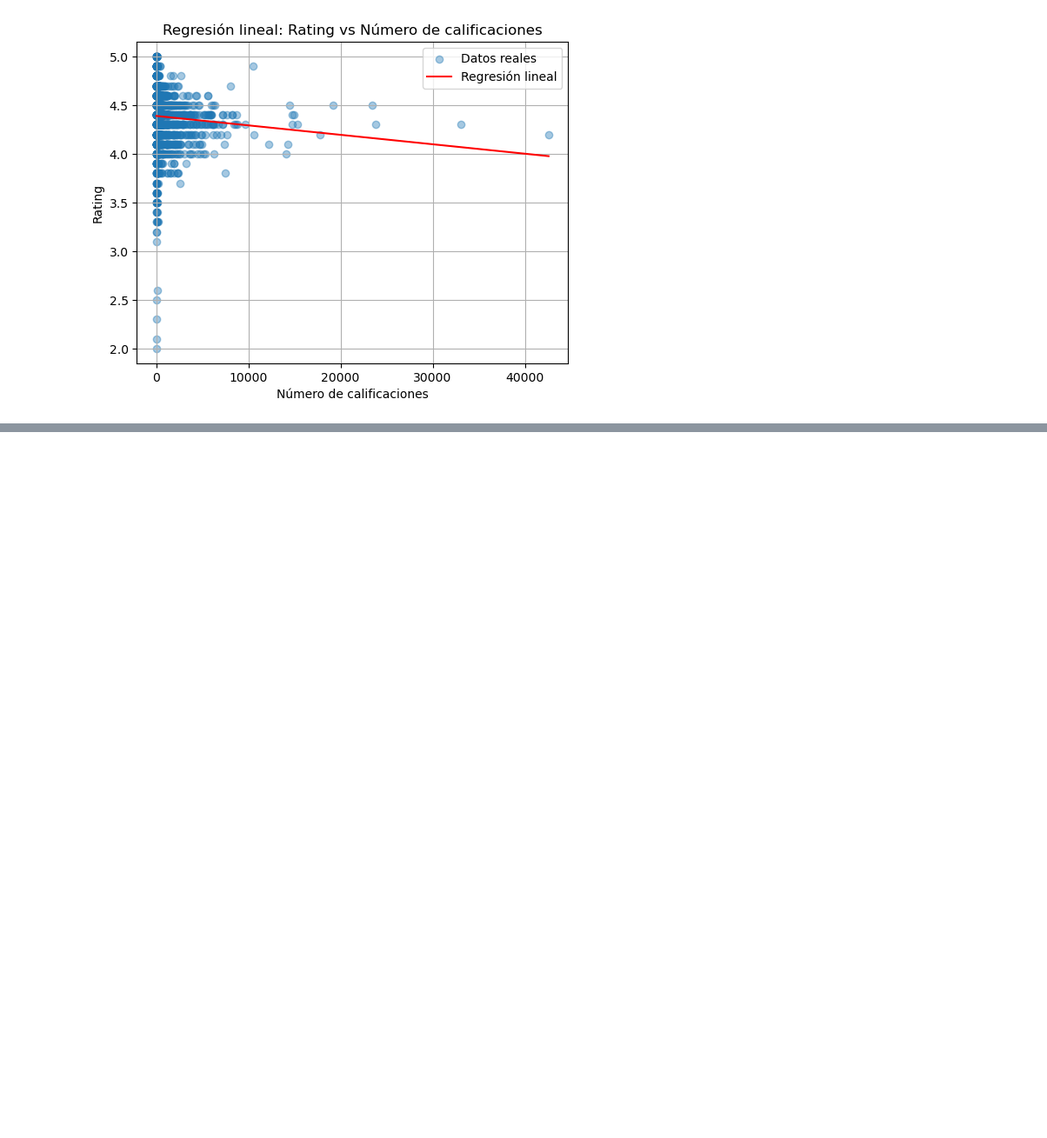
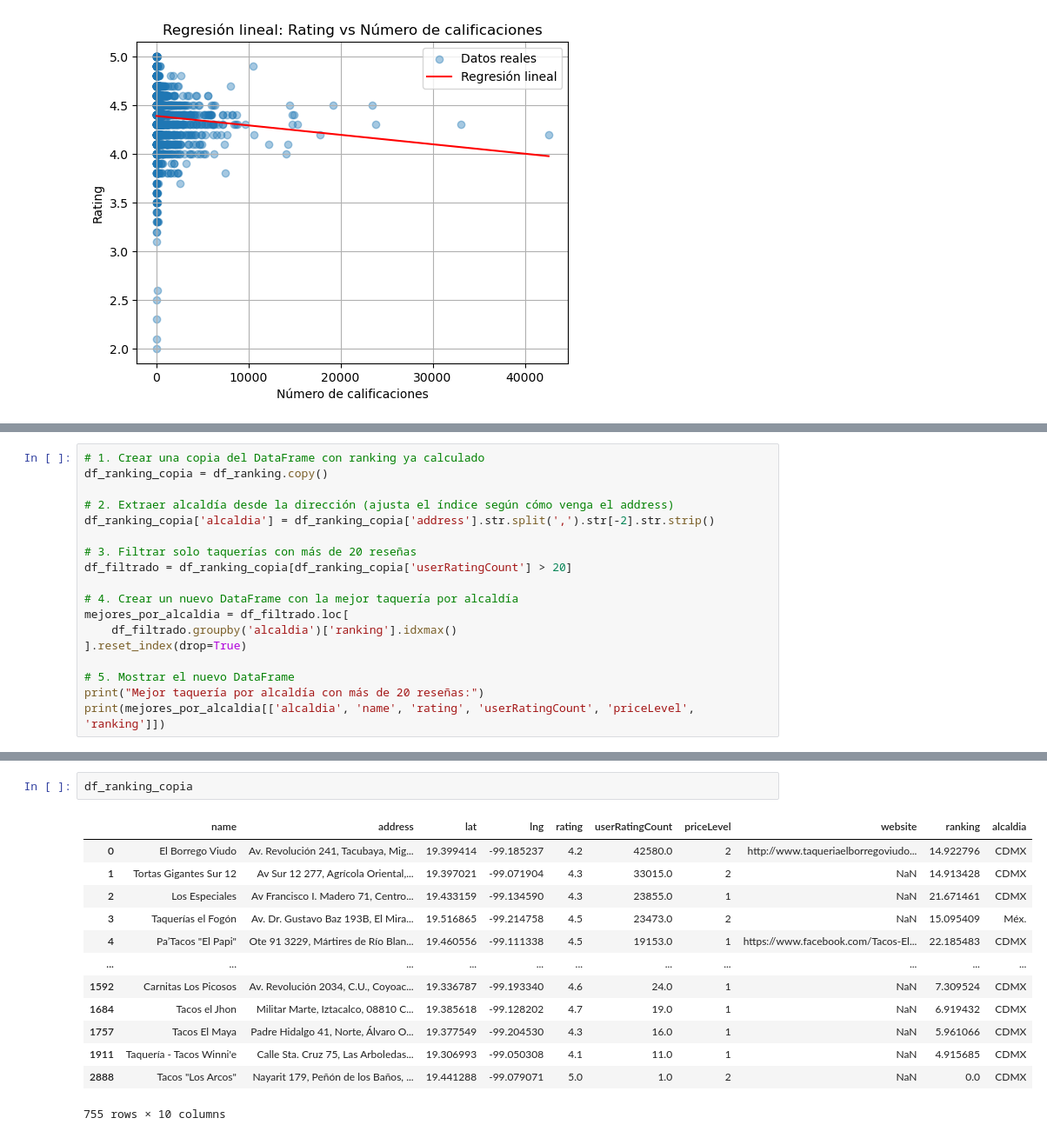
Before and after one commit to soto-amalia/tacos, a Jupyter notebook: tacos.ipynb, the cells around one changed output, grey strips where cells are left out. Shown at 87% size. Cells and saved outputs as stored; diff of their text form; blank space fills up the shorter version.

```diff
--- a/tacos.ipynb
+++ b/tacos.ipynb
@@ -201,0 +269,18 @@ Intercepto: 4.388915093396237
+# %%
+# 1. Crear una copia del DataFrame con ranking ya calculado
+df_ranking_copia = df_ranking.copy()
+
+# 2. Extraer alcaldía desde la dirección (ajusta el índice según cómo venga el address)
+df_ranking_copia['alcaldia'] = df_ranking_copia['address'].str.split(',').str[-2].str.strip()
+
+# 3. Filtrar solo taquerías con más de 20 reseñas
+df_filtrado = df_ranking_copia[df_ranking_copia['userRatingCount'] > 20]
+
+# 4. Crear un nuevo DataFrame con la mejor taquería por alcaldía
+mejores_por_alcaldia = df_filtrado.loc[
+    df_filtrado.groupby('alcaldia')['ranking'].idxmax()
+].reset_index(drop=True)
+
+# 5. Mostrar el nuevo DataFrame
+print("Mejor taquería por alcaldía con más de 20 reseñas:")
+print(mejores_por_alcaldia[['alcaldia', 'name', 'rating', 'userRatingCount', 'priceLevel', 'ranking']])
@@ -201,0 +300,16 @@ Intercepto: 4.388915093396237
+# %%
+df_ranking_copia
+# %% [output]
+|  | name | address | lat | lng | rating | userRatingCount | priceLevel | website | ranking | alcaldia |
+| 0 | El Borrego Viudo | Av. Revolución 241, Tacubaya, Mig... | 19.399414 | -99.185237 | 4.2 | 42580.0 | 2 | http://www.taqueriaelborregoviudo... | 14.922796 | CDMX |
+| 1 | Tortas Gigantes Sur 12 | Av Sur 12 277, Agrícola Oriental,... | 19.397021 | -99.071904 | 4.3 | 33015.0 | 2 | NaN | 14.913428 | CDMX |
+| 2 | Los Especiales | Av Francisco I. Madero 71, Centro... | 19.433159 | -99.134590 | 4.3 | 23855.0 | 1 | NaN | 21.671461 | CDMX |
+| 3 | Taquerías el Fogón | Av. Dr. Gustavo Baz 193B, El Mira... | 19.516865 | -99.214758 | 4.5 | 23473.0 | 2 | NaN | 15.095409 | Méx. |
+| 4 | Pa’Tacos "El Papi" | Ote 91 3229, Mártires de Río Blan... | 19.460556 | -99.111338 | 4.5 | 19153.0 | 1 | https://www.facebook.com/Tacos-El... | 22.185483 | CDMX |
+| ... | ... | ... | ... | ... | ... | ... | ... | ... | ... | ... |
+| 1592 | Carnitas Los Picosos | Av. Revolución 2034, C.U., Coyoac... | 19.336787 | -99.193340 | 4.6 | 24.0 | 1 | NaN | 7.309524 | CDMX |
+| 1684 | Tacos el Jhon | Militar Marte, Iztacalco, 08810 C... | 19.385618 | -99.128202 | 4.7 | 19.0 | 1 | NaN | 6.919432 | CDMX |
+| 1757 | Tacos El Maya | Padre Hidalgo 41, Norte, Álvaro O... | 19.377549 | -99.204530 | 4.3 | 16.0 | 1 | NaN | 5.961066 | CDMX |
+| 1911 | Taquería - Tacos Winni'e | Calle Sta. Cruz 75, Las Arboledas... | 19.306993 | -99.050308 | 4.1 | 11.0 | 1 | NaN | 4.915685 | CDMX |
+| 2888 | Tacos "Los Arcos" | Nayarit 179, Peñón de los Baños, ... | 19.441288 | -99.079071 | 5.0 | 1.0 | 2 | NaN | 0.0 | CDMX |
+755 rows × 10 columns
```
Also changed, not shown: parts of 24 cells of this notebook.
